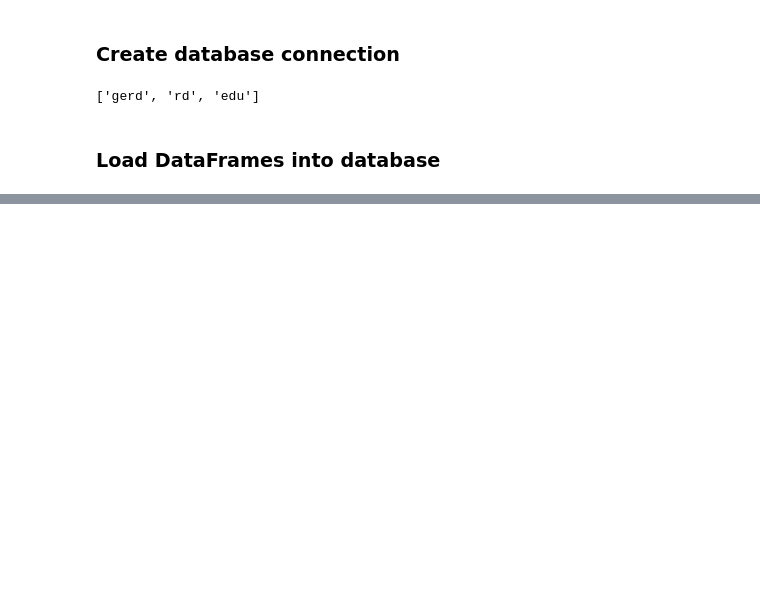
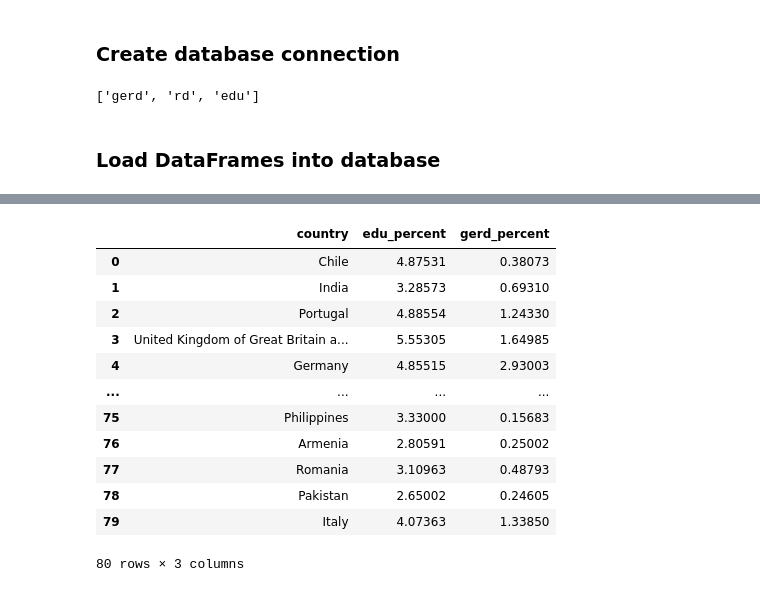
Before and after one commit to mchrzanowski27/Project2, a Jupyter notebook: Project2-Group3.ipynb, the cells around one changed output, grey strips where cells are left out. Drawn from its saved outputs; the diff is of its cells as text; code cells hidden in the pictures; blank space fills up the shorter version.

```diff
--- a/Project2-Group3.ipynb
+++ b/Project2-Group3.ipynb
@@ -242,0 +260,18 @@ DETAIL:  Key (country)=(Argentina) already exists.
+# %%
+df=pd.read_sql_query('select edu.country,  edu.edu_percent, gerd.gerd_percent from edu inner join gerd on edu.country = gerd.country;', con=engine)
+# %%
+df
+# %% [output]
+|  | country | edu_percent | gerd_percent |
+| 0 | Chile | 4.87531 | 0.38073 |
+| 1 | India | 3.28573 | 0.69310 |
+| 2 | Portugal | 4.88554 | 1.24330 |
+| 3 | United Kingdom of Great Britain a... | 5.55305 | 1.64985 |
+| 4 | Germany | 4.85515 | 2.93003 |
+| ... | ... | ... | ... |
+| 75 | Philippines | 3.33000 | 0.15683 |
+| 76 | Armenia | 2.80591 | 0.25002 |
+| 77 | Romania | 3.10963 | 0.48793 |
+| 78 | Pakistan | 2.65002 | 0.24605 |
+| 79 | Italy | 4.07363 | 1.33850 |
+80 rows × 3 columns
```
Also changed, not shown: parts of 13 cells of this notebook, 1 other file.
